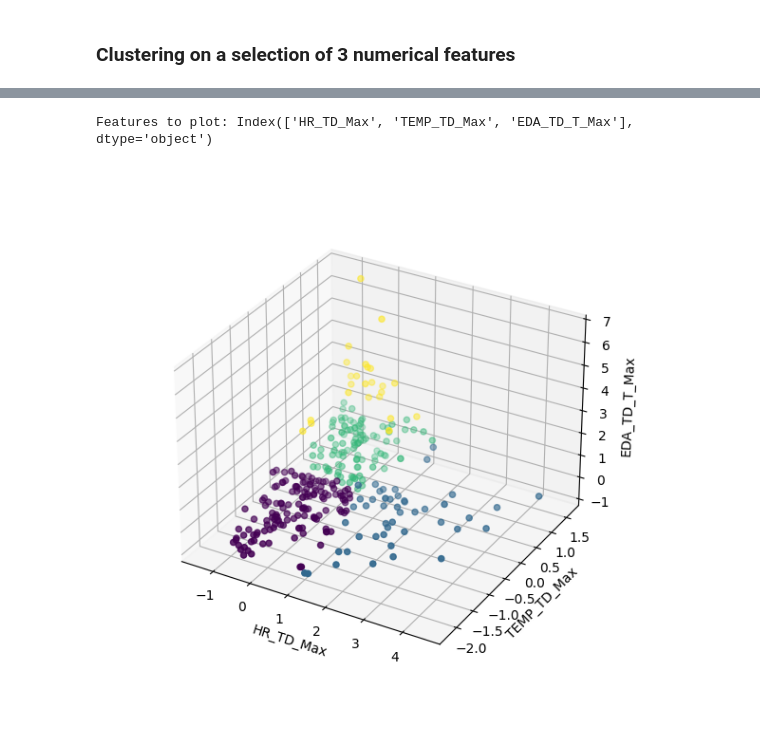
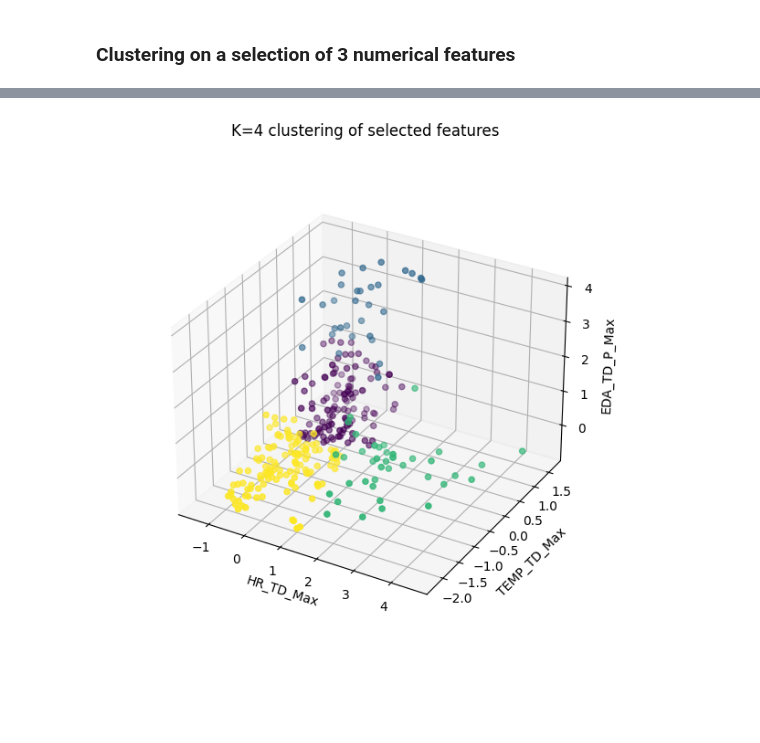
Before and after one commit to hjelp200121/02582Case2, a Jupyter notebook: clustering_analysis.ipynb, the cells around one changed output, grey strips where cells are left out. Saved outputs shown, nothing was run; the diff lists cells and outputs as text; code cells hidden in the pictures; blank space fills up the shorter version.

```diff
--- a/clustering_analysis.ipynb
+++ b/clustering_analysis.ipynb
@@ -228,0 +258,5 @@ plt.show()
+# %%
+# define features to cluster
+cols = df.columns[4:5].append(df.columns[16:17]).append(df.columns[28:29])
+
+print(f"Features to cluster: {cols}")
@@ -229,26 +306,30 @@ plt.show()
 # %%
-cols = df.columns[4:5].append(df.columns[16:17]).append(df.columns[40:41])
-print(f"Features to plot: {cols}")
-
 # k means clustering with k = 4
-kmeans = KMeans(n_clusters=4).fit(df[cols])
+kmeans = KMeans(n_clusters=4).fit(X)
 labels = kmeans.labels_
 
-HR = df[cols[0]]
-TEMP = df[cols[1]]
-EDA = df[cols[2]]
+HR = df[X.columns[0]]
+TEMP = df[X.columns[1]]
+EDA = df[X.columns[2]]
 
 fig = plt.figure(figsize=(6,6))
+
 ax = fig.add_subplot(projection='3d')
 plt.tight_layout()
 ax.set_box_aspect(None, zoom=0.85)
 
 ax.scatter(HR, TEMP, EDA, c=labels)
-ax.set_xlabel(str(cols[0]))
-ax.set_ylabel(str(cols[1]))
-ax.set_zlabel(str(cols[2]))
+ax.set_xlabel(str(X.columns[0]))
+ax.set_ylabel(str(X.columns[1]), labelpad=10)
+ax.set_zlabel(str(X.columns[2]))
+ax.set_title("K=4 clustering of selected features")
 
+# # plot with one dimension removed
+# plt.scatter(HR, TEMP, c=labels)
+# plt.xlabel(str(X.columns[0]))
+# plt.ylabel(str(X.columns[1]))
+
+plt.savefig("results/3Dplot.pdf")
 plt.show()
 # %% [output]
-Features to plot: Index(['HR_TD_Max', 'TEMP_TD_Max', 'EDA_TD_T_Max'], dtype='object')
-[figure, old version]
+[figure, new version]
```
Also changed, not shown: parts of 7 cells of this notebook.
